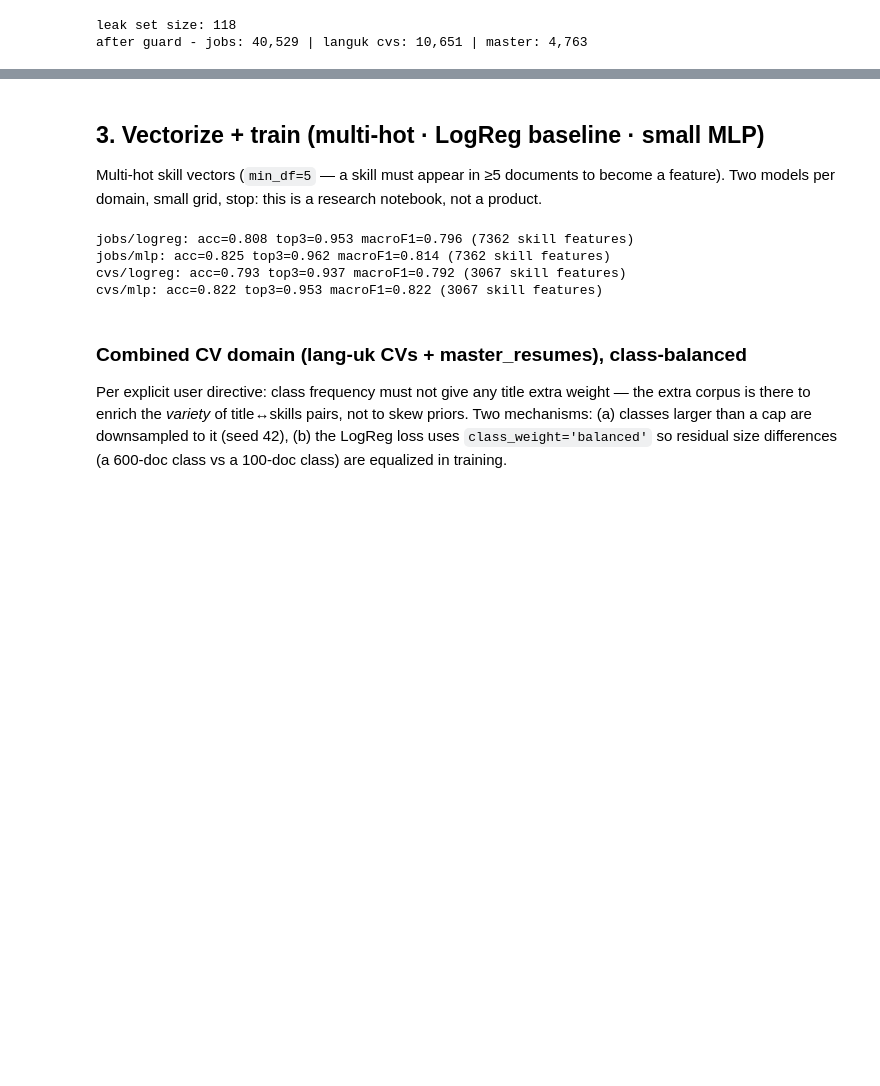
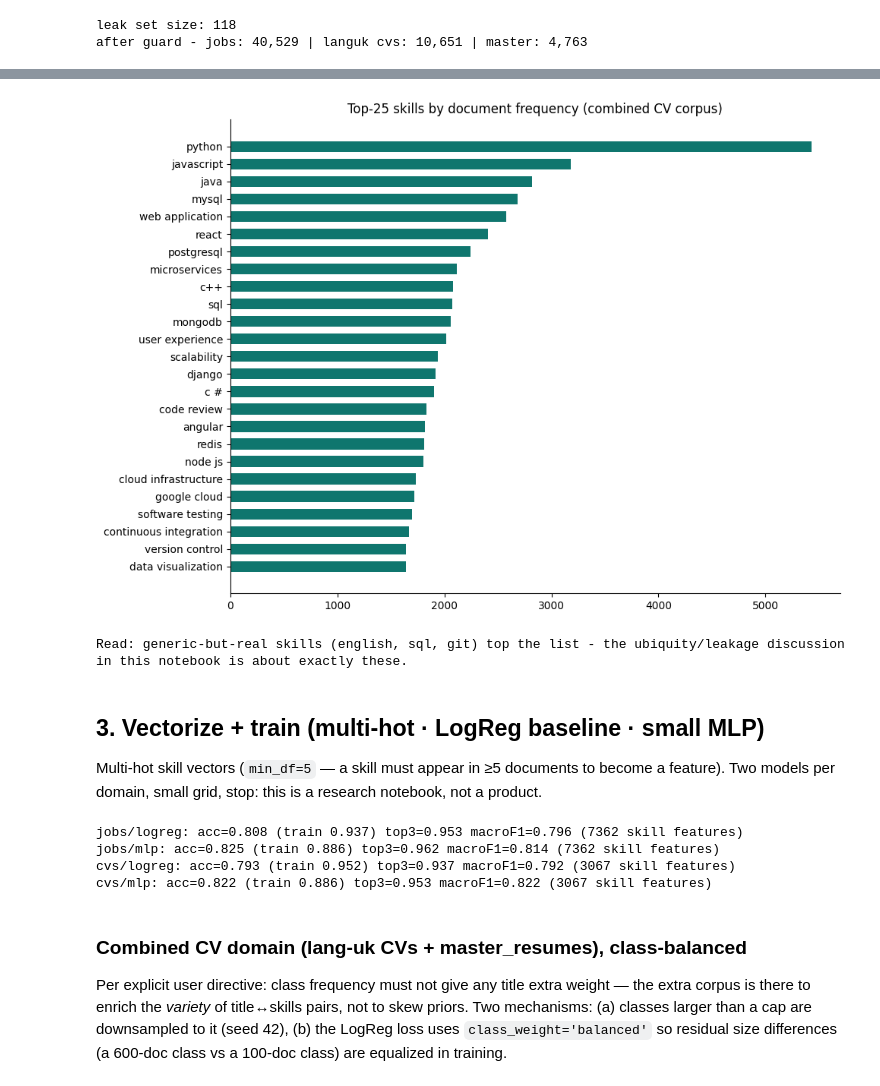
Before and after one commit to yaringol/CareerLens, a Jupyter notebook: ds/model/skills_to_title.ipynb, the cells around one changed output, grey strips where cells are left out. Saved outputs shown, nothing was run; the diff lists cells and outputs as text; code cells hidden in the pictures; blank space fills up the shorter version.

```diff
--- a/ds/model/skills_to_title.ipynb
+++ b/ds/model/skills_to_title.ipynb
@@ -131,3 +186,20 @@ after guard - jobs: 40,529 | languk cvs: 10,651 | master: 4,763
+# %%
+from collections import Counter as _C
+freq = _C()
+for s in pd.concat([df_cvs, df_master], ignore_index=True).skills:
+    freq.update(s)
+top = freq.most_common(25)
+fig, ax = plt.subplots(figsize=(10, 7))
+names = [t[0] for t in top][::-1]; vals = [t[1] for t in top][::-1]
+ax.barh(names, vals, height=0.62, color=C_LANGUK)
+ax.set_title('Top-25 skills by document frequency (combined CV corpus)')
+ax.spines[['top', 'right']].set_visible(False)
+plt.tight_layout(); plt.show()
+print('Read: generic-but-real skills (english, sql, git) top the list - the '
+      'ubiquity/leakage discussion in this notebook is about exactly these.')
+# %% [output]
+[figure, added]
+Read: generic-but-real skills (english, sql, git) top the list - the ubiquity/leakage discussion in this notebook is about exactly these.
 # %% [markdown]
 ## 3. Vectorize + train (multi-hot · LogReg baseline · small MLP)
 
@@ -163,21 +235,23 @@ def train_domain(df, domain_name):
         pred = proba.argmax(1)
         top3 = np.argsort(-proba, axis=1)[:, :3]
         top3_acc = np.mean([yt in row for yt, row in zip(yte, top3)])
+        train_acc = accuracy_score(ytr, model.predict(Xtr))
         out[name] = {'model': model, 'acc': accuracy_score(yte, pred),
-                     'top3': top3_acc, 'macro_f1': f1_score(yte, pred, average='macro')}
+                     'train_acc': train_acc, 'top3': top3_acc,
+                     'macro_f1': f1_score(yte, pred, average='macro')}
         print(f"{domain_name}/{name}: acc={out[name]['acc']:.3f} "
-              f"top3={top3_acc:.3f} macroF1={out[name]['macro_f1']:.3f} "
-              f"({X.shape[1]} skill features)")
+              f"(train {train_acc:.3f}) top3={top3_acc:.3f} "
+              f"macroF1={out[name]['macro_f1']:.3f} ({X.shape[1]} skill features)")
     out['vec'], out['le'], out['holdout'] = vec, le, (Xte, yte)
     return out
 
 R_jobs = train_domain(df_jobs, 'jobs')
 R_cvs  = train_domain(df_cvs, 'cvs')
 # %% [output]
-jobs/logreg: acc=0.808 top3=0.953 macroF1=0.796 (7362 skill features)
-jobs/mlp: acc=0.825 top3=0.962 macroF1=0.814 (7362 skill features)
-cvs/logreg: acc=0.793 top3=0.937 macroF1=0.792 (3067 skill features)
-cvs/mlp: acc=0.822 top3=0.953 macroF1=0.822 (3067 skill features)
+jobs/logreg: acc=0.808 (train 0.937) top3=0.953 macroF1=0.796 (7362 skill features)
+jobs/mlp: acc=0.825 (train 0.886) top3=0.962 macroF1=0.814 (7362 skill features)
+cvs/logreg: acc=0.793 (train 0.952) top3=0.937 macroF1=0.792 (3067 skill features)
+cvs/mlp: acc=0.822 (train 0.886) top3=0.953 macroF1=0.822 (3067 skill features)
 # %% [markdown]
 ### Combined CV domain (lang-uk CVs + master_resumes), class-balanced
 
```
Also changed, not shown: parts of 9 cells of this notebook.
